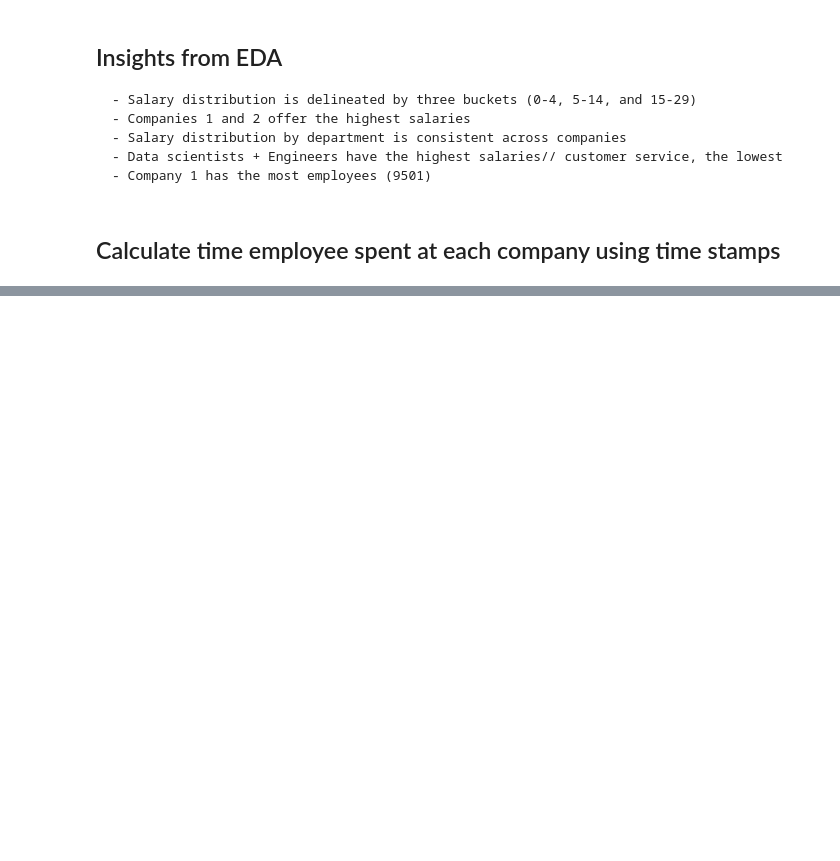
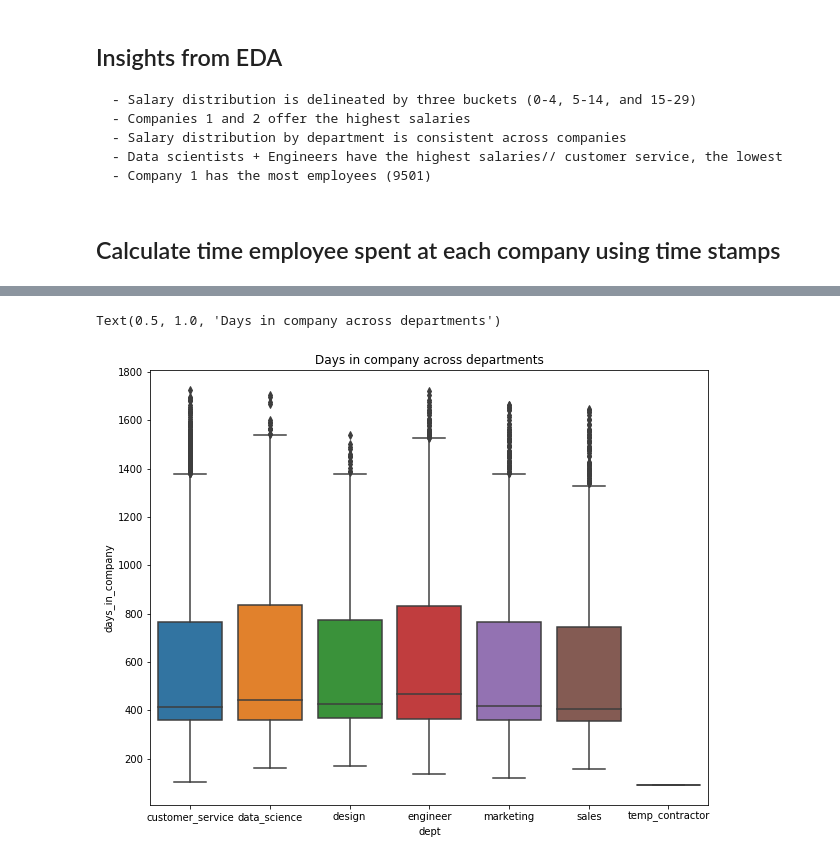
Before and after one commit to Chowcow/Datascience-AI, a Jupyter notebook: Employee Turnover Models.ipynb, the cells around one changed output, grey strips where cells are left out. Cells and saved outputs as stored; diff of their text form; code cells hidden in the pictures; blank space fills up the shorter version.

```diff
--- a/Employee Turnover Models.ipynb
+++ b/Employee Turnover Models.ipynb
@@ -151,0 +168,10 @@ data['quit_company'] = quit
+# %%
+plt.figure(figsize=(10,8))
+dept = list(set(quit_data['dept']))
+
+dept.sort()
+sns.boxplot(data=quit_data, x="dept", y="days_in_company", order= dept)
+plt.title("Days in company across departments")
+# %% [output]
+Text(0.5, 1.0, 'Days in company across departments')
+[figure, added]
```
Also changed, not shown: parts of 14 cells of this notebook.
